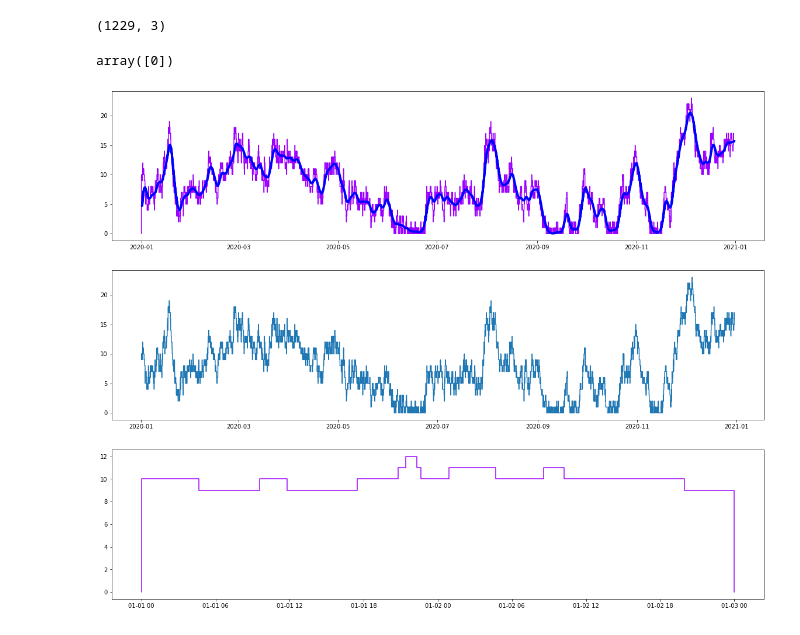
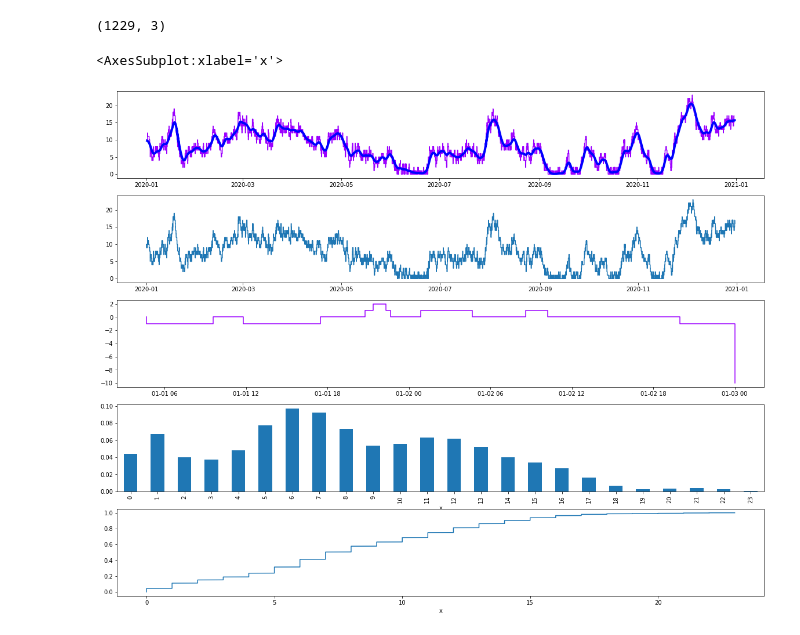
Before and after one commit to probability/topicmodelunderstanding, a Jupyter notebook: Notebooks/Examples 1.ipynb, the cells around one changed output. Cells and saved outputs as stored; diff of their text form; code cells hidden in the pictures.

```diff
--- a/Notebooks/Examples 1.ipynb
+++ b/Notebooks/Examples 1.ipynb
@@ -5,7 +5,8 @@ from imports import *
 ResourceWarning: Enable tracemalloc to get the object allocation traceback
 # %%
 df = pd.read_csv(r"../data/vessel_queue.csv", parse_dates=['enter', 'leave'], dayfirst=True)
-vsteps = Steps.read_dataframe(df,'enter','leave')
+vsteps = Steps.read_dataframe_none(df,'enter','leave')
+#vsteps2 = Steps.read_dataframe(df,'enter','leave')
 
 df.shape
 # %% [output]
@@ -16,30 +17,37 @@ for i in range(10):
     print(k[i])
 # %%
 p = np.arange(pd.Timestamp(2020,1,1), pd.Timestamp(2020,12,30), pd.Timedelta(hours=1)).astype(pd.Timestamp)
-fig,ax = plt.subplots(nrows=3,figsize=(20,16))
+fig,ax = plt.subplots(nrows=5,figsize=(20,16))
 
 #vsteps.rebase(tbase)
 vs_clip4 = vsteps.clip(ubound= pd.Timestamp(2020,1,3))
 vs_clip = vsteps.clip(lbound= pd.Timestamp(2020,12,11))
 
 vsteps.plot(ax=ax[0])
+#ax[0].step(p,vsteps(p),color='indigo')
 vsteps.smooth_plot(ax=ax[0],color='blue',linewidth=4)
 
 queue = sc.Stairs(use_dates=True).layer(df.enter, df.leave)
 queue.plot(ax[1])
 
 
 vs_clip4.plot(ax=ax[2])
+
+vsteps.histogram_plot(ax=ax[3],kind='bar')
+vsteps.ecdf_plot(ax=ax[4])
 #(vs_clip4 << pd.Timedelta(hours=12)).smooth_plot(ax=ax[2],color='g')
 #vs_clip.smooth_plot(ax=ax[2],color='g')
-#print(queue.integrate())
-#print(vsteps.integrate())
+#print(queue.min(),queue.max(),queue.median(),queue.mean())
+#print(vsteps.min(),vsteps.max(),vsteps.median(),vsteps.mean())
+
+#print(queue.var(),queue.std(),queue.mode(),queue.integrate())
+#print(vsteps.var(),vsteps.std(),vsteps.mode(),vsteps.integrate())
 #print(vs_clip(pd.Timestamp(2020,12,10)))
 #print(vsteps(pd.Timestamp(2020,12,10)))
-vsteps(pd.Timestamp(2019,10,1))
+#vsteps(pd.Timestamp(2019,1,1))
 # %% [output]
-array([0])
+<AxesSubplot:xlabel='x'>
-[figure, old version]
+[figure, new version]
 # %%
 p = np.arange(pd.Timestamp(2020,1,1), pd.Timestamp(2020,1,7), pd.Timedelta(minutes=1)).astype(pd.Timestamp)
 
```
Also changed, not shown: parts of 3 cells of this notebook, 3 other files.
